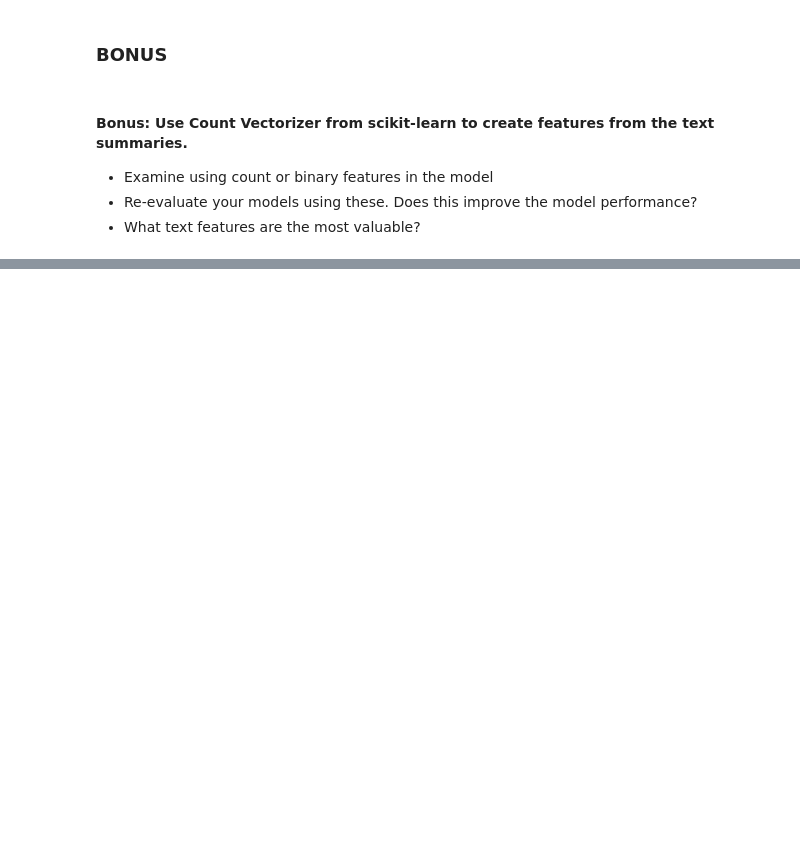
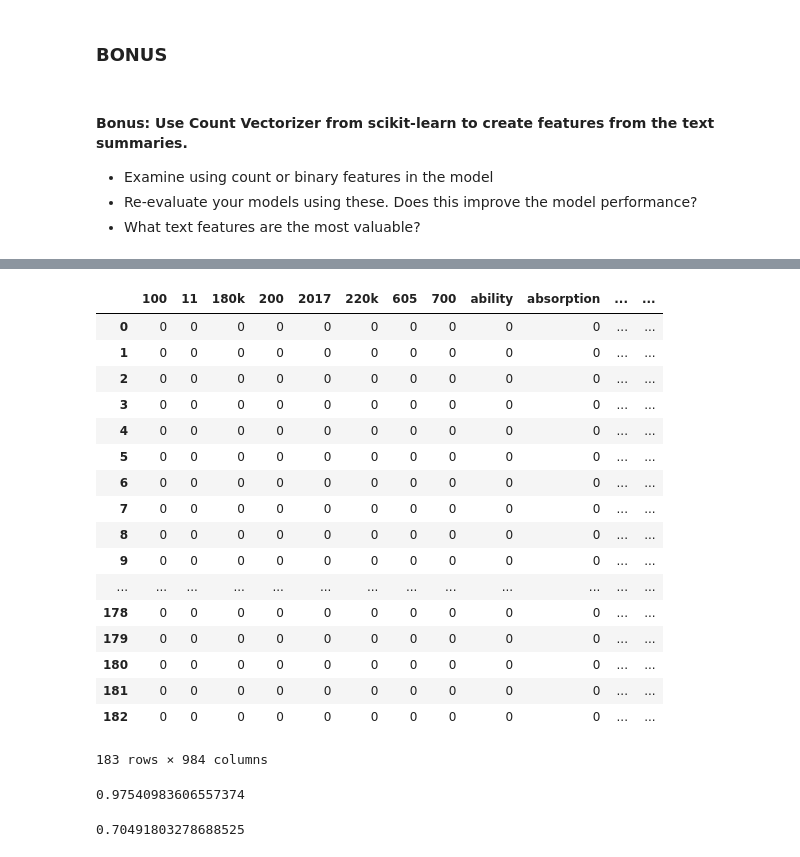
Before and after one commit to matthewbrems/old, a Jupyter notebook: projects/03-Project/starter-code/jd-project3.ipynb, the cells around one changed output, grey strips where cells are left out. Cells and saved outputs as stored; diff of their text form; code cells hidden in the pictures; blank space fills up the shorter version.

```diff
--- a/projects/03-Project/starter-code/jd-project3.ipynb
+++ b/projects/03-Project/starter-code/jd-project3.ipynb
@@ -309,9 +257,13 @@ In fact, the ideal scenario may be to predict many levels of salaries,
 # %%
-## YOUR CODE HERE
+###
+### BINARY TARGET FEATURE -- above (1) median or below (0)
+###
+
+
 df = df[df.salary_clean.notnull()]
 median_salary = np.median(df.salary_clean)
-df['high_salary'] = True
-df['high_salary'][df.salary_clean <= median_salary] = False
+df['high_salary'] = 1
+df['high_salary'][df.salary_clean <= median_salary] = 0
 # %% [output]
 A value is trying to be set on a copy of a slice from a DataFrame
 
@@ -445,9 +428,18 @@ See the caveats in the documentation: http://pandas.pydata.org/pandas-docs/stabl
 - You can either create the dummy features manually or use the `dmatrix` function from `patsy`
 - Remember to scale the feature variables as well!
 # %%
+from sklearn.model_selection import train_test_split
+df.job.drop_duplicates(inplace=True)
+# df.reset_index(inplace=True)
+
 dummies = pd.get_dummies(df.location)
-df_final = pd.concat([dummies, df[['high_salary','salary_clean','analyst','statistician','engineer','machine_learning','research','mid_level','entry_level','senior_level']]], axis=1)
-X = pd.concat([dummies, df[['analyst','statistician','engineer','machine_learning','research','mid_level','entry_level','senior_level']]], axis=1)
+df_final = pd.concat([dummies, df[['job','company','description','location','high_salary','salary_clean','analyst','engineer','machine_learning','mid_level','entry_level','senior_level']]], axis=1)
+
+df_final.job.drop_duplicates(inplace=True)
+df_final.reset_index(inplace=True)
+
+
+X = pd.concat([dummies, df[['analyst','engineer','machine_learning','mid_level','entry_level','senior_level']]], axis=1)
 features = X.columns
 y = list(df.high_salary.values)
 
@@ -455,5 +447,5 @@ X_train, X_test, y_train, y_test = train_test_split(X, y, test_size=0.33, random
 
 
 model = RandomForestClassifier().fit(X_train,y_train)
-model.score(X_test,y_test)
+model.score(X_train,y_train)
 # %% [output]
@@ -514,0 +573,53 @@ df_final.head()
+# %%
+import pandas as pd
+from sklearn.feature_extraction.text import CountVectorizer
+
+df_final = df_final[df_final.description.notnull()]
+df_final.fillna(0,inplace=True)
+
+cvec = CountVectorizer(stop_words='english')
+cvec.fit(df_final['description'])
+
+
+cvec_table  = pd.DataFrame(cvec.transform(df_final['description']).todense(),
+             columns=cvec.get_feature_names())
+cvec_table = cvec_table.transpose().transpose()
+cvec_table.reset_index(drop=True)
+# %% [output]
+|  | 100 | 11 | 180k | 200 | 2017 | 220k | 605 | 700 | ability | absorption | ... | ... |
+| 0 | 0 | 0 | 0 | 0 | 0 | 0 | 0 | 0 | 0 | 0 | ... | ... |
+| 1 | 0 | 0 | 0 | 0 | 0 | 0 | 0 | 0 | 0 | 0 | ... | ... |
+| 2 | 0 | 0 | 0 | 0 | 0 | 0 | 0 | 0 | 0 | 0 | ... | ... |
+| 3 | 0 | 0 | 0 | 0 | 0 | 0 | 0 | 0 | 0 | 0 | ... | ... |
+| 4 | 0 | 0 | 0 | 0 | 0 | 0 | 0 | 0 | 0 | 0 | ... | ... |
+| 5 | 0 | 0 | 0 | 0 | 0 | 0 | 0 | 0 | 0 | 0 | ... | ... |
+| 6 | 0 | 0 | 0 | 0 | 0 | 0 | 0 | 0 | 0 | 0 | ... | ... |
+| 7 | 0 | 0 | 0 | 0 | 0 | 0 | 0 | 0 | 0 | 0 | ... | ... |
+| 8 | 0 | 0 | 0 | 0 | 0 | 0 | 0 | 0 | 0 | 0 | ... | ... |
+| 9 | 0 | 0 | 0 | 0 | 0 | 0 | 0 | 0 | 0 | 0 | ... | ... |
+| ... | ... | ... | ... | ... | ... | ... | ... | ... | ... | ... | ... | ... |
+| 178 | 0 | 0 | 0 | 0 | 0 | 0 | 0 | 0 | 0 | 0 | ... | ... |
+| 179 | 0 | 0 | 0 | 0 | 0 | 0 | 0 | 0 | 0 | 0 | ... | ... |
+| 180 | 0 | 0 | 0 | 0 | 0 | 0 | 0 | 0 | 0 | 0 | ... | ... |
+| 181 | 0 | 0 | 0 | 0 | 0 | 0 | 0 | 0 | 0 | 0 | ... | ... |
+| 182 | 0 | 0 | 0 | 0 | 0 | 0 | 0 | 0 | 0 | 0 | ... | ... |
+183 rows × 984 columns
+# %%
+dummies = pd.get_dummies(df_final[['location']])
+df = pd.concat([dummies, cvec_table,  df_final[['job','company','description','location','high_salary','salary_clean','analyst','statistician','engineer','machine_learning','research','mid_level','entry_level','senior_level']]], axis=1)
+X = pd.concat([dummies, cvec_table, df_final[['analyst','statistician','engineer','machine_learning','research','mid_level','entry_level','senior_level']]], axis=1)
+X.drop(X.index[177],inplace=True)
+X.fillna(0,inplace=True)
+y = list(df_final.high_salary.values)
+features = X.columns
+
+X_train, X_test, y_train, y_test = train_test_split(X, y, test_size=0.33, random_state=42)
+
+model = RandomForestClassifier().fit(X_train,y_train)
+model.score(X_train,y_train)
+# %% [output]
+0.97540983606557374
+# %%
+model.score(X_test,y_test)
+# %% [output]
+0.70491803278688525
```
Also changed, not shown: parts of 58 cells of this notebook.
